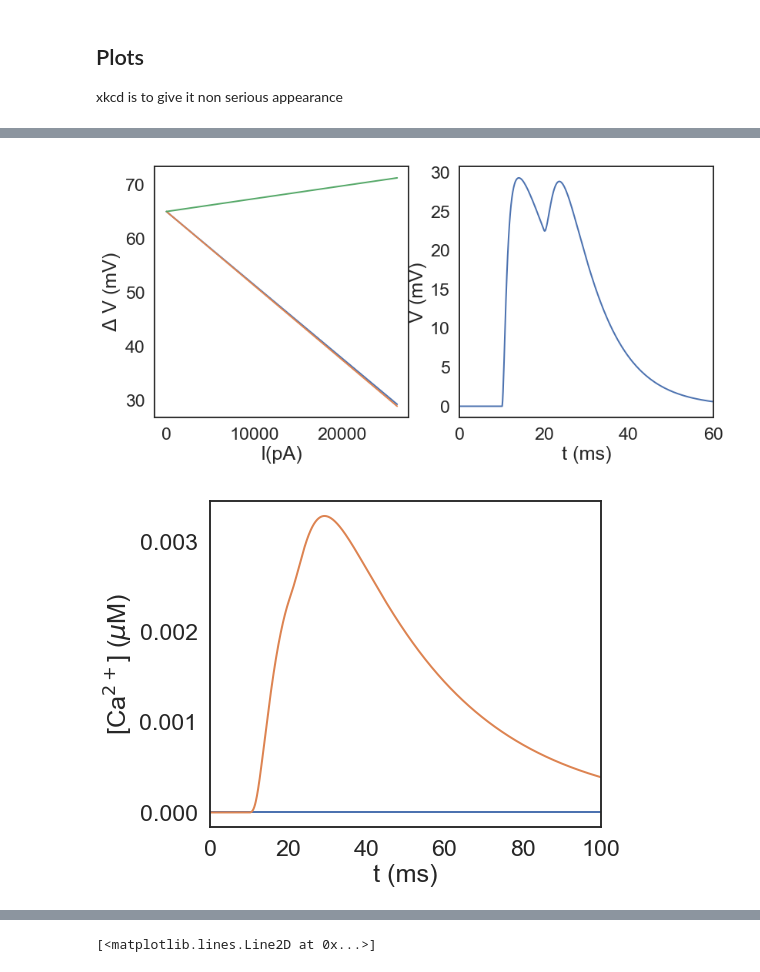
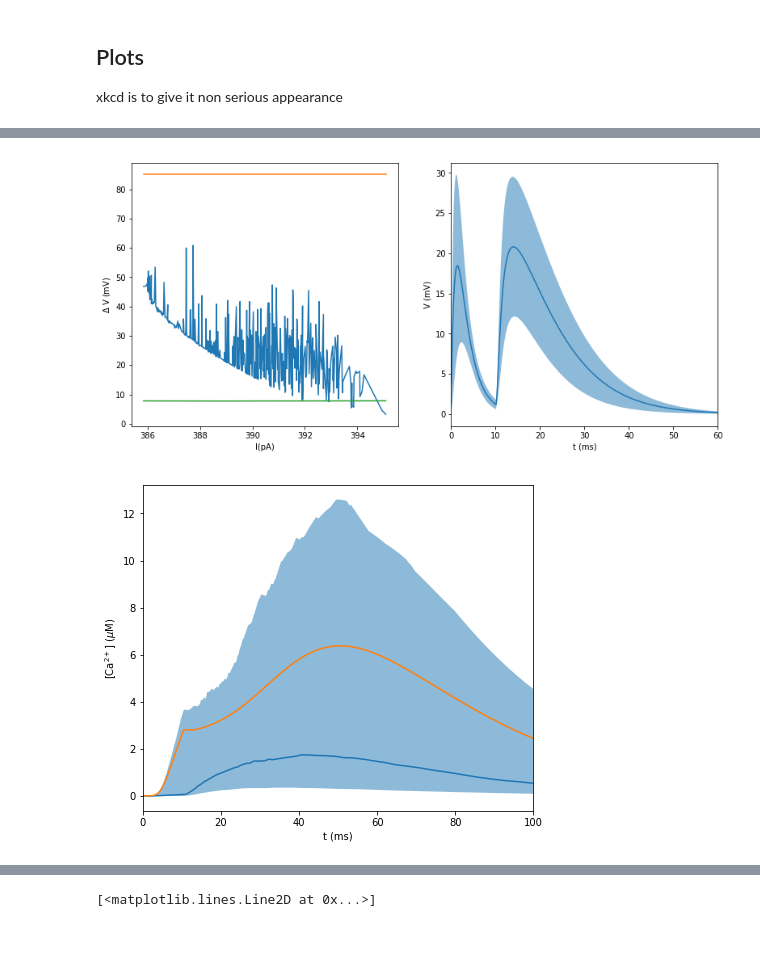
Before and after one commit to p-serna/SpineModel, a Jupyter notebook: Correlated Inh delta - Ca - Real dist - bAP.ipynb, the cells around one changed output, grey strips where cells are left out. Cells and saved outputs as stored; diff of their text form; code cells hidden in the pictures; blank space fills up the shorter version.

Commit message:
Adding proper figures

```diff
--- a/Correlated Inh delta - Ca - Real dist - bAP.ipynb
+++ b/Correlated Inh delta - Ca - Real dist - bAP.ipynb
@@ -424,7 +429,7 @@ spn = dis
 
 gA1ampa = 11/1e6
 y.play_remove()
-y.play(model.soma(0.5)._ref_v,t,True)
+y.play(dendsh(0.5)._ref_v,t,True)
 
 t_stop = 250
 mes = zeros((nsp,6))
@@ -460,15 +465,15 @@ for i in arange(nsp):
     NCG.delay = toffset+tG#-50
 
     spineArea =  sp.L*sp.diam+1.8*sp.diam**2/4 # um^2
-    #CaTcond = 2000 # pS
-    #sp.gbar_itL = 20*CaTcond/spineArea*1e-10
+    CaTcond = 2e6# pS
+    sp.gbar_itL = 20*CaTcond/spineArea*1e-10
 
     #lb.add_somaStim(model,p=0.5,onset=ton+toffset+10.0,dur=2, amp =1)
 
-    tAP = 105
-    ta = linspace(tAP-10,tAP+30,10000)
+    tAP = 90-1
+    ta = concatenate(([0],linspace(tAP-10,tAP+40,10000),[t_stop]))
 
-    y = y.from_python(ap(ta,105))
+    y = y.from_python(ap(ta,tAP))
     t = t.from_python(ta)
     # ~ print(NC.weight[0])
     lb.h.finitialize(model.E_PAS)
@@ -494,16 +499,16 @@ for i in arange(nsp):
 
     mes[i,:] = [nampa,max(vspneRec[0]),max(vDendRec[1]),max(vrec),max(cat)-cat[0],max(current)]
 
-    figure()
-    plot(trec,vrec)
-    plot(trec,vspneRec[0])
+    #figure()
+    #plot(trec,vrec)
+    #plot(trec,vspneRec[0])
 
-    figure()
-    plot(trec,array(caDendRec[-1])/1e-3)
-    ylabel("[Ca] (uM)")
-    figure()
-    plot(trec,vspneRec[0])
-    break
+    #figure()
+    #plot(trec,array(caDendRec[-1])/1e-3)
+    #ylabel("[Ca] (uM)")
+    #figure()
+    #plot(trec,vspneRec[0])
+    #break
 
 
 vavg[:,:5] = vavg[:,:5]/vavg[0,6]
@@ -520,34 +521,34 @@ ax = fig.add_subplot(121)
 
 sel = mes[:,-1].argsort()
 plot(mes[sel,-1]/1e-12,mes[sel,1]+65,label="Spine head")
 plot(mes[sel,-1]/1e-12,mes[sel,2]+65,label="Dendritic shaft")
 plot(mes[sel,-1]/1e-12,mes[sel,3]+65,label="Soma")
 
 xlabel("I(pA)")
 ylabel("$\Delta$ V (mV)")
 
 ax = fig.add_subplot(122)
 vavt = vavg[:,:2]*1.0
 vavt[:,0] = vavg[:,0]-vavg[0,0]
 plot(array(trec)-toffset-ton+10,vavt[:,0]-vavt[0,0],label="Spine head")
 fill_between(array(trec)-toffset-ton+10,vavt[:,0]+vavt[:,1],vavt[:,0]-vavt[:,1],alpha=0.5)
 xlabel("t (ms)")
 ylabel("V (mV)")
 xlim(0,60)
-savefig("FigEI_pos10.png")
+savefig("FigEI_APnoG_pre10.png")
 
 figure(figsize=(7,6))
 #ax = fig.add_subplot(122)
 Co = 1.0*Ctracs
 Co.sort(axis=1)
 plot(array(trec)-toffset-ton+10,Co[:,250],label="Spine head")
 plot(array(trec)-toffset-ton+10,Co.mean(axis=1),label="Spine head")
 
 fill_between(array(trec)-toffset-ton+10,Co[:,79],Co[:,421],alpha=0.5)
 xlabel("t (ms)")
 ylabel("[Ca$^{2+}$] ($\mu$M)")
 xlim(0,100)
-savefig("FigCa_pos10.png")
+savefig("FigCa_AP_noG_pre10.png")
 # %% [output]
-[figure, old version]
+[figure, new version]
-[figure, old version]
+[figure, new version]
```
Also changed, not shown: parts of 16 cells of this notebook, 24 other files.
